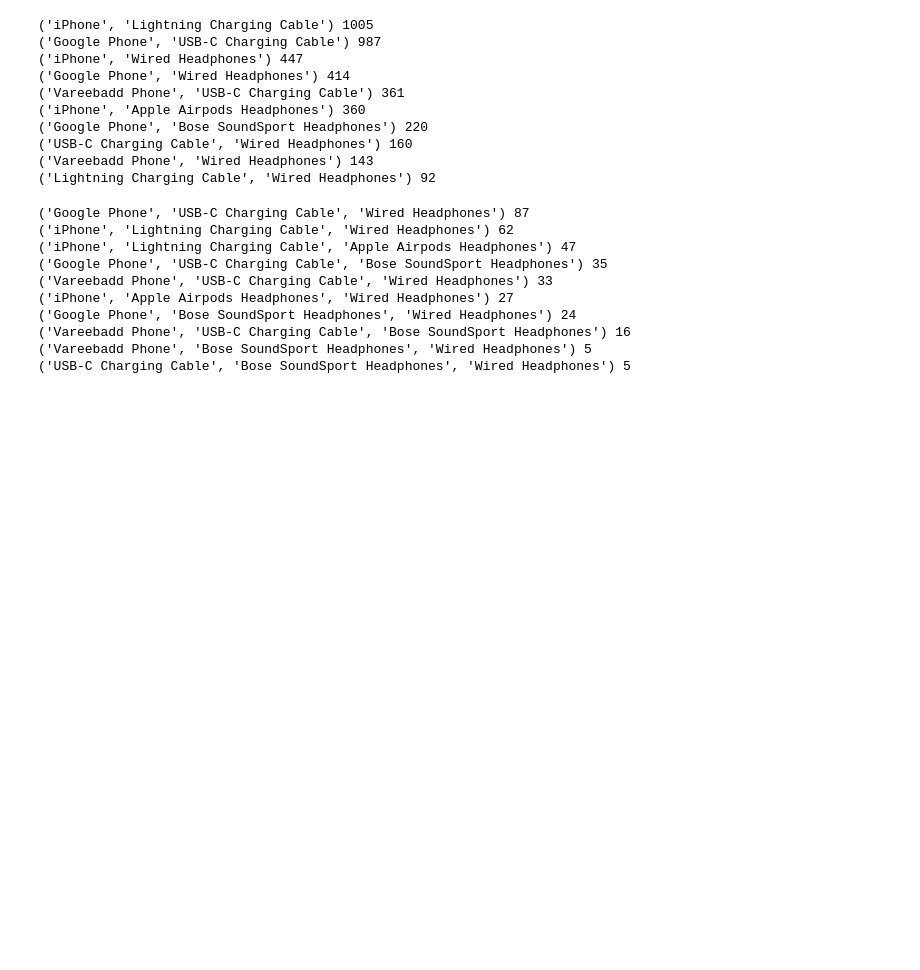
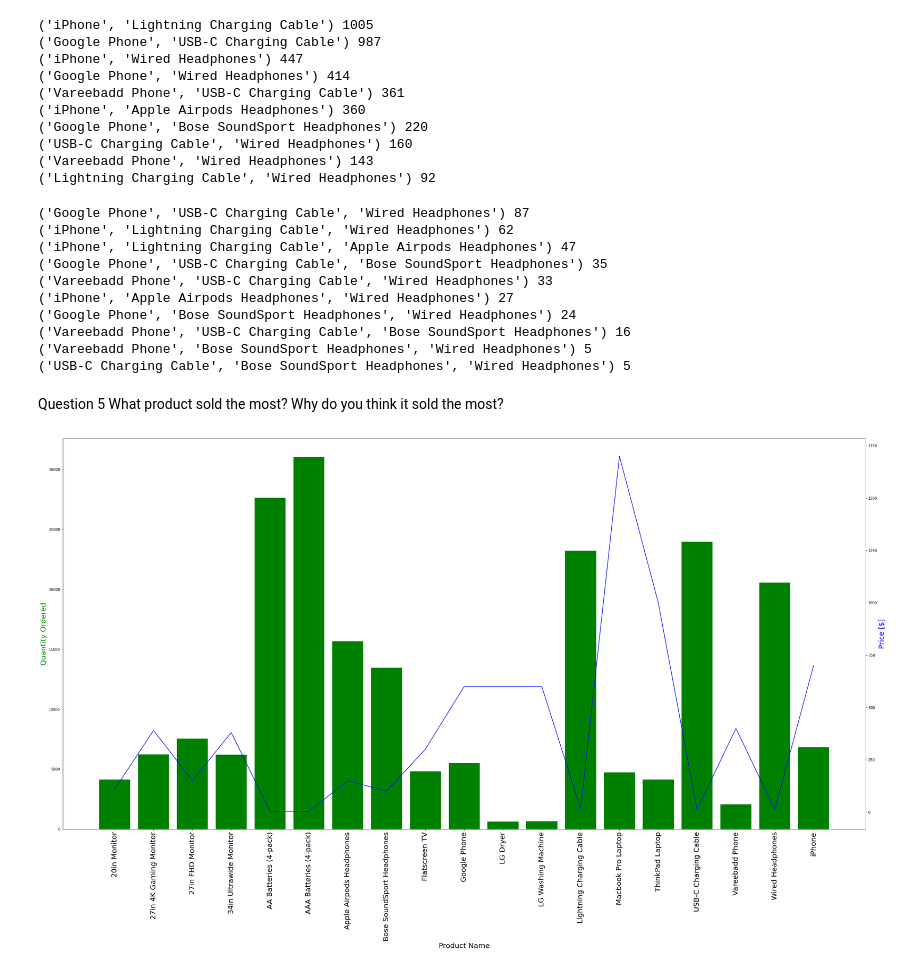
Before and after one commit to glinkapiotr/Sales-Analysis, a Jupyter notebook: Sales_Analysis.ipynb, the cells around one changed output. Saved outputs shown, nothing was run; the diff lists cells and outputs as text; code cells hidden in the pictures; blank space fills up the shorter version.

Commit message:
Answering question - what products sold the most? Why?

```diff
--- a/Sales_Analysis.ipynb
+++ b/Sales_Analysis.ipynb
@@ -381,3 +381,31 @@ for key, value in count.most_common(10):
 ('Vareebadd Phone', 'USB-C Charging Cable', 'Bose SoundSport Headphones') 16
 ('Vareebadd Phone', 'Bose SoundSport Headphones', 'Wired Headphones') 5
 ('USB-C Charging Cable', 'Bose SoundSport Headphones', 'Wired Headphones') 5
+# %% [markdown]
+Question 5 What product sold the most? Why do you think it sold the most?
+# %%
+product_group = all_data.groupby('Product')
+quantity_ordered = product_group.sum()['Quantity Ordered']
+
+products = [product for product, df in product_group]
+prices = all_data.groupby('Product').mean()['Price Each']
+# %%
+#creating a plot
+fig, ax1 = plt.subplots(figsize=(40,20))
+ax2=ax1.twinx()
+ax1.bar(products, quantity_ordered, color = 'g')
+ax2.plot(products, prices, 'b-')
+
+ax1.set_xlabel('Product Name', size = 20)
+ax1.set_ylabel('Quantity Ordered', color = 'g', size = 20)
+ax2.set_ylabel('Price [$]', color = 'b', size = 20)
+ax1.set_xticklabels(products, rotation = 'vertical', size = 20)
+
+plt.show()
+
+#AA and AAA Batteries were sold the most
+#Then highest quantity of orders belongs to Lightning Charging Cable, USB-C Charging cable, Wired Headphones
+#Why - those items are disposable and cheaper compared to eg. IPhone
+#Plot below shows negative correlation between quantity sold and item price.
+# %% [output]
+[figure, added]
```
